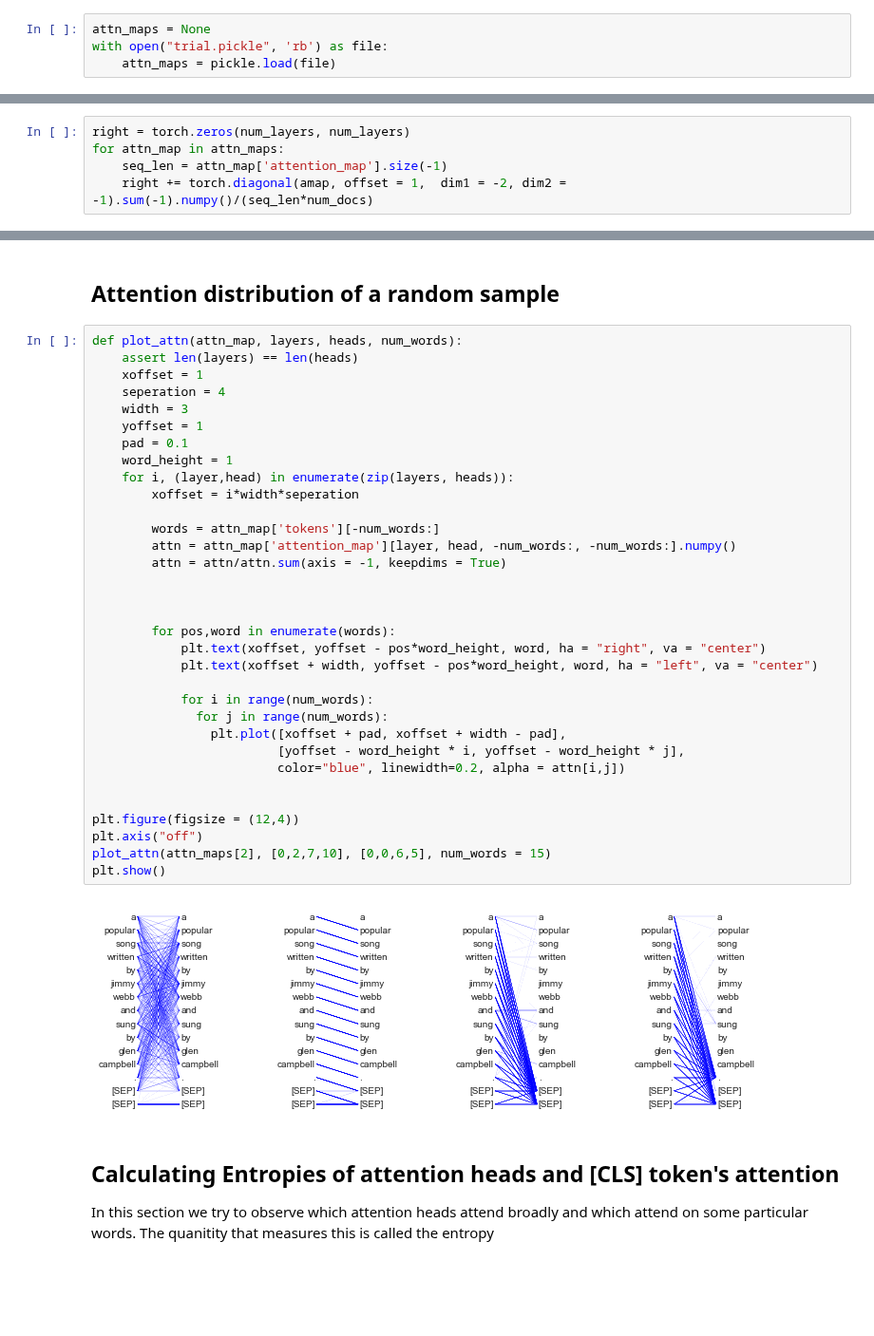
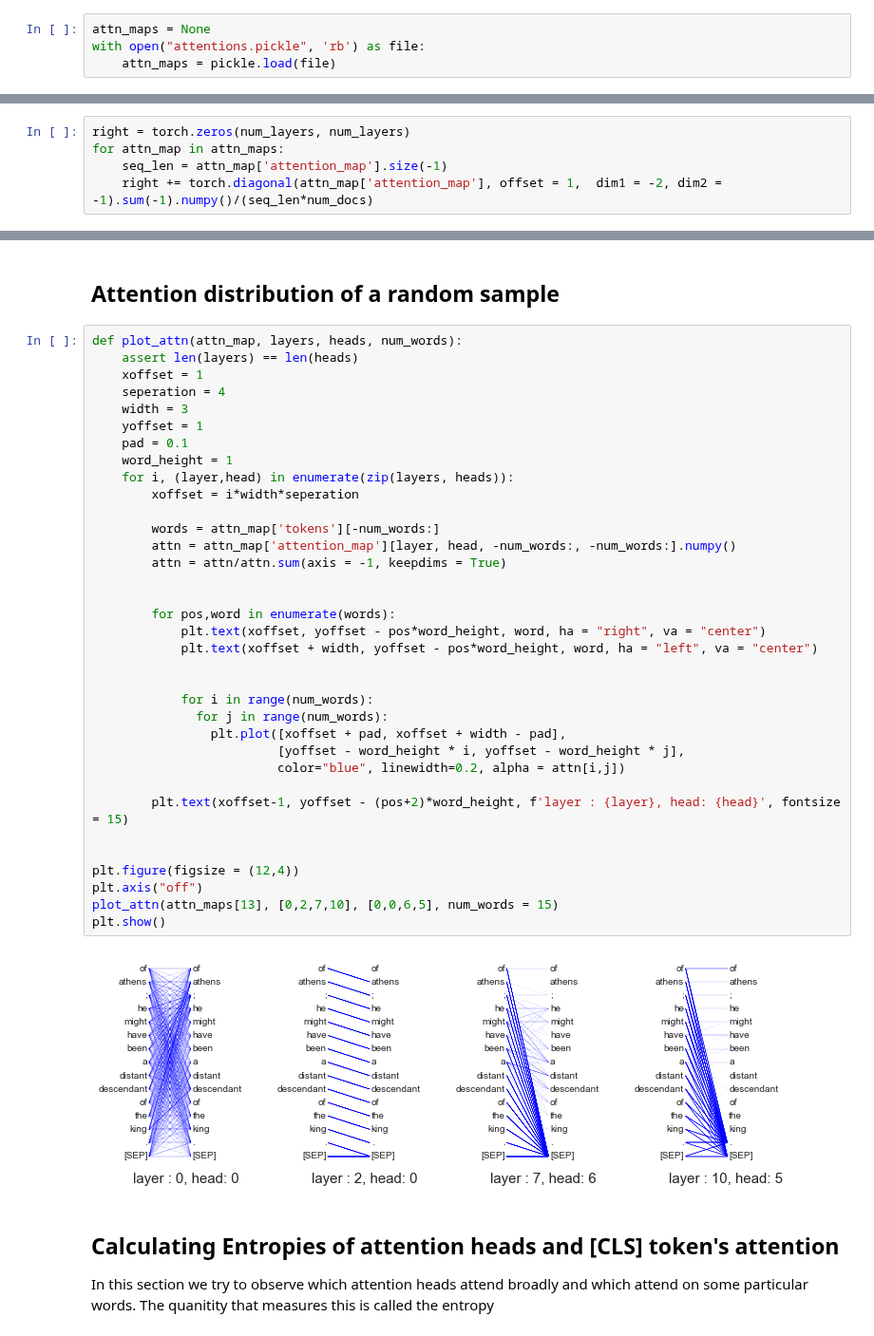
Before and after one commit to Abhimanyu08/Attention_analysis, a Jupyter notebook: general_analysis.ipynb, the cells around one changed output, grey strips where cells are left out. Shown at 95% size. Drawn from its saved outputs; the diff is of its cells as text; blank space fills up the shorter version.

```diff
--- a/general_analysis.ipynb
+++ b/general_analysis.ipynb
@@ -9,7 +9,7 @@ import seaborn as sns
 sns.set_style("darkgrid")
 # %%
 attn_maps = None
-with open("trial.pickle", 'rb') as file:
+with open("attentions.pickle", 'rb') as file:
     attn_maps = pickle.load(file)
 # %%
 num_docs = len(attn_maps)
@@ -60,7 +60,7 @@ Now, we'll calculate how much attention words pay to their right words on averag
 right = torch.zeros(num_layers, num_layers)
 for attn_map in attn_maps:
     seq_len = attn_map['attention_map'].size(-1)
-    right += torch.diagonal(amap, offset = 1,  dim1 = -2, dim2 = -1).sum(-1).numpy()/(seq_len*num_docs)
+    right += torch.diagonal(attn_map['attention_map'], offset = 1,  dim1 = -2, dim2 = -1).sum(-1).numpy()/(seq_len*num_docs)
 # %%
 # plt.figure(figsize = (10,5))
 ax = plt.subplot(1,1,1)
@@ -167,36 +167,38 @@ def plot_attn(attn_map, layers, heads, num_words):
     assert len(layers) == len(heads)
     xoffset = 1
     seperation = 4
     width = 3
     yoffset = 1
     pad = 0.1
     word_height = 1
     for i, (layer,head) in enumerate(zip(layers, heads)):
         xoffset = i*width*seperation
 
         words = attn_map['tokens'][-num_words:]
         attn = attn_map['attention_map'][layer, head, -num_words:, -num_words:].numpy()
         attn = attn/attn.sum(axis = -1, keepdims = True)
 
 
-
         for pos,word in enumerate(words):
             plt.text(xoffset, yoffset - pos*word_height, word, ha = "right", va = "center")
             plt.text(xoffset + width, yoffset - pos*word_height, word, ha = "left", va = "center")
+
 
             for i in range(num_words):
               for j in range(num_words):
                 plt.plot([xoffset + pad, xoffset + width - pad],
                          [yoffset - word_height * i, yoffset - word_height * j],
                          color="blue", linewidth=0.2, alpha = attn[i,j])
 
+        plt.text(xoffset-1, yoffset - (pos+2)*word_height, f'layer : {layer}, head: {head}', fontsize = 15)
+
 
 plt.figure(figsize = (12,4))
 plt.axis("off")
-plot_attn(attn_maps[2], [0,2,7,10], [0,0,6,5], num_words = 15)
+plot_attn(attn_maps[13], [0,2,7,10], [0,0,6,5], num_words = 15)
 plt.show()
 # %% [output]
-[figure, old version]
+[figure, new version]
 # %% [markdown]
 ## Calculating Entropies of attention heads and [CLS] token's attention
 
```
Also changed, not shown: parts of 10 cells of this notebook.
